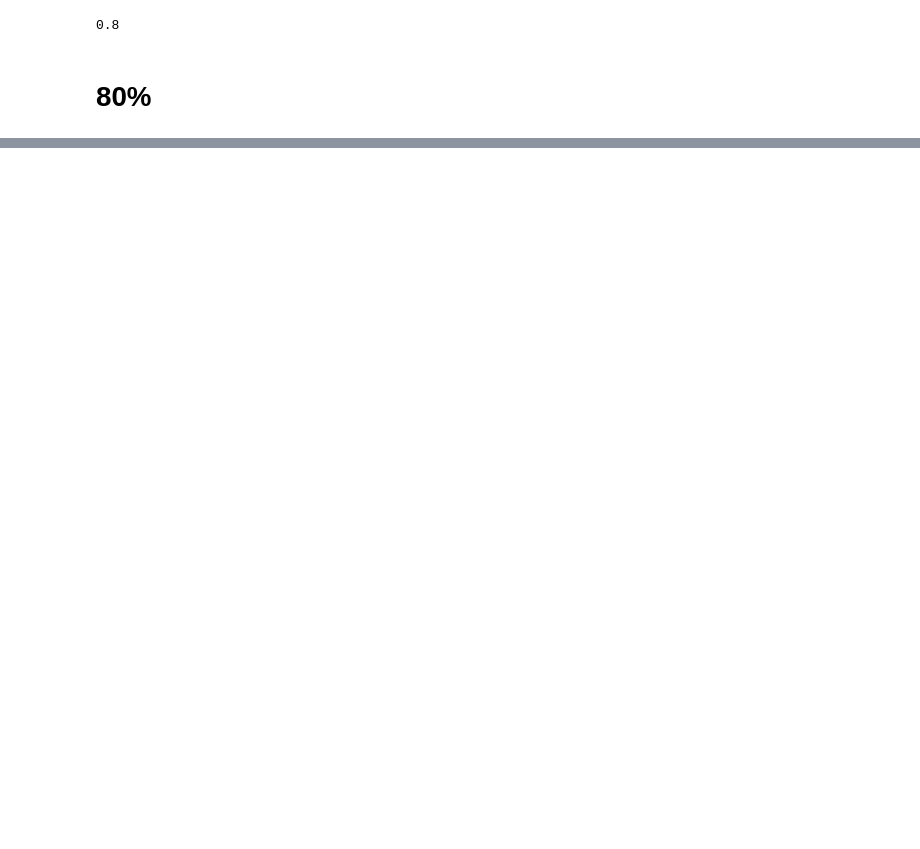
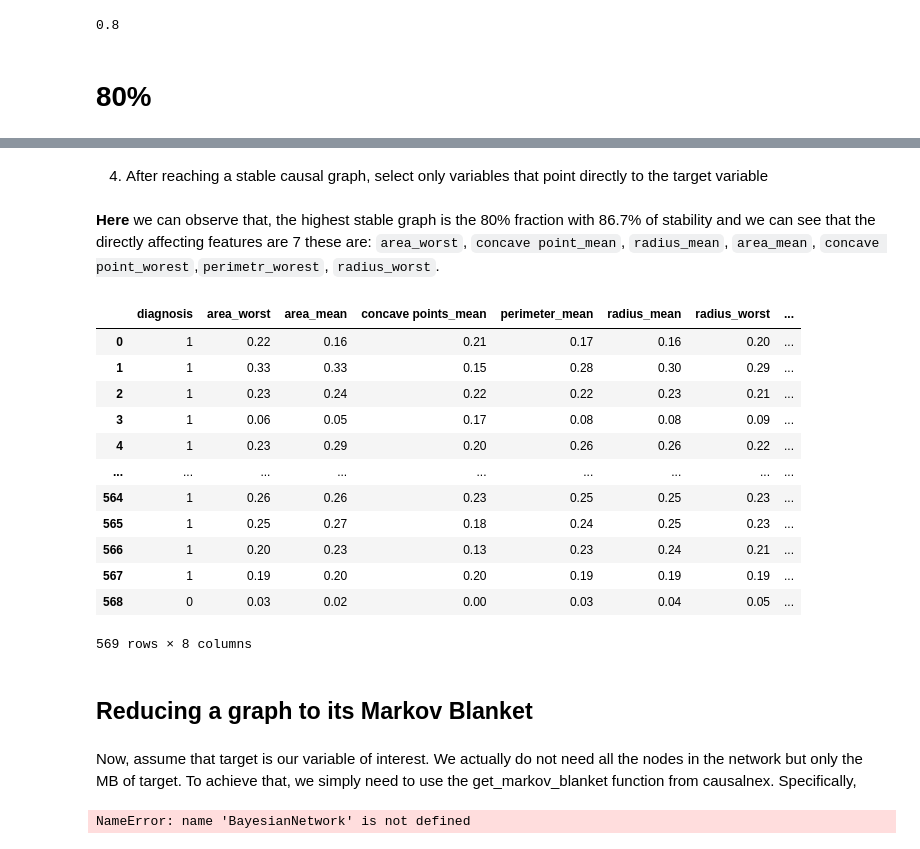
Before and after one commit to gezish/causal_inference_using_ml, a Jupyter notebook: notebooks/causal_graph.ipynb, the cells around one changed output, grey strips where cells are left out. Drawn from its saved outputs; the diff is of its cells as text; code cells hidden in the pictures; blank space fills up the shorter version.

```diff
--- a/notebooks/causal_graph.ipynb
+++ b/notebooks/causal_graph.ipynb
@@ -221,0 +340,23 @@ jaccard_similarity(sm3.edges, sm4.edges)
+# %% [markdown]
+4. After reaching a stable causal graph, select only variables that point directly to the target variable
+# %% [markdown]
+**Here** we can observe that, the highest stable graph is the 80% fraction with 86.7% of stability and
+we can see that the directly affecting features are 7 these are: `area_worst`, `concave point_mean`, `radius_mean`, `area_mean`, `concave point_worest`,`perimetr_worest`, `radius_worst`.
+# %%
+clast_columns = ['diagnosis','area_worst','area_mean', 'concave points_mean', 'perimeter_mean', 'radius_mean', 'radius_worst','concave points_worst']
+cosal_df_selected = x_selected[clast_columns]
+cosal_df_selected
+# %% [output]
+|  | diagnosis | area_worst | area_mean | concave points_mean | perimeter_mean | radius_mean | radius_worst | ... |
+| 0 | 1 | 0.22 | 0.16 | 0.21 | 0.17 | 0.16 | 0.20 | ... |
+| 1 | 1 | 0.33 | 0.33 | 0.15 | 0.28 | 0.30 | 0.29 | ... |
+| 2 | 1 | 0.23 | 0.24 | 0.22 | 0.22 | 0.23 | 0.21 | ... |
+| 3 | 1 | 0.06 | 0.05 | 0.17 | 0.08 | 0.08 | 0.09 | ... |
+| 4 | 1 | 0.23 | 0.29 | 0.20 | 0.26 | 0.26 | 0.22 | ... |
+| ... | ... | ... | ... | ... | ... | ... | ... | ... |
+| 564 | 1 | 0.26 | 0.26 | 0.23 | 0.25 | 0.25 | 0.23 | ... |
+| 565 | 1 | 0.25 | 0.27 | 0.18 | 0.24 | 0.25 | 0.23 | ... |
+| 566 | 1 | 0.20 | 0.23 | 0.13 | 0.23 | 0.24 | 0.21 | ... |
+| 567 | 1 | 0.19 | 0.20 | 0.20 | 0.19 | 0.19 | 0.19 | ... |
+| 568 | 0 | 0.03 | 0.02 | 0.00 | 0.03 | 0.04 | 0.05 | ... |
+569 rows × 8 columns
@@ -222 +369,12 @@ jaccard_similarity(sm3.edges, sm4.edges)
+# %% [markdown]
+## Reducing a graph to its Markov Blanket
+# %% [markdown]
+Now, assume that target is our variable of interest. We actually do not need all the nodes in the network but only the MB of target. To achieve that, we simply need to use the get_markov_blanket function from causalnex. Specifically,
+# %%
+bn = BayesianNetwork(sm)
+blanket = get_markov_blanket(bn, 'diagnosis')
+edge_list = list(blanket.structure.edges)
+edge_list
+# %% [output]
+NameError: name 'BayesianNetwork' is not defined
 # %%
```
Also changed, not shown: parts of 37 cells of this notebook.
